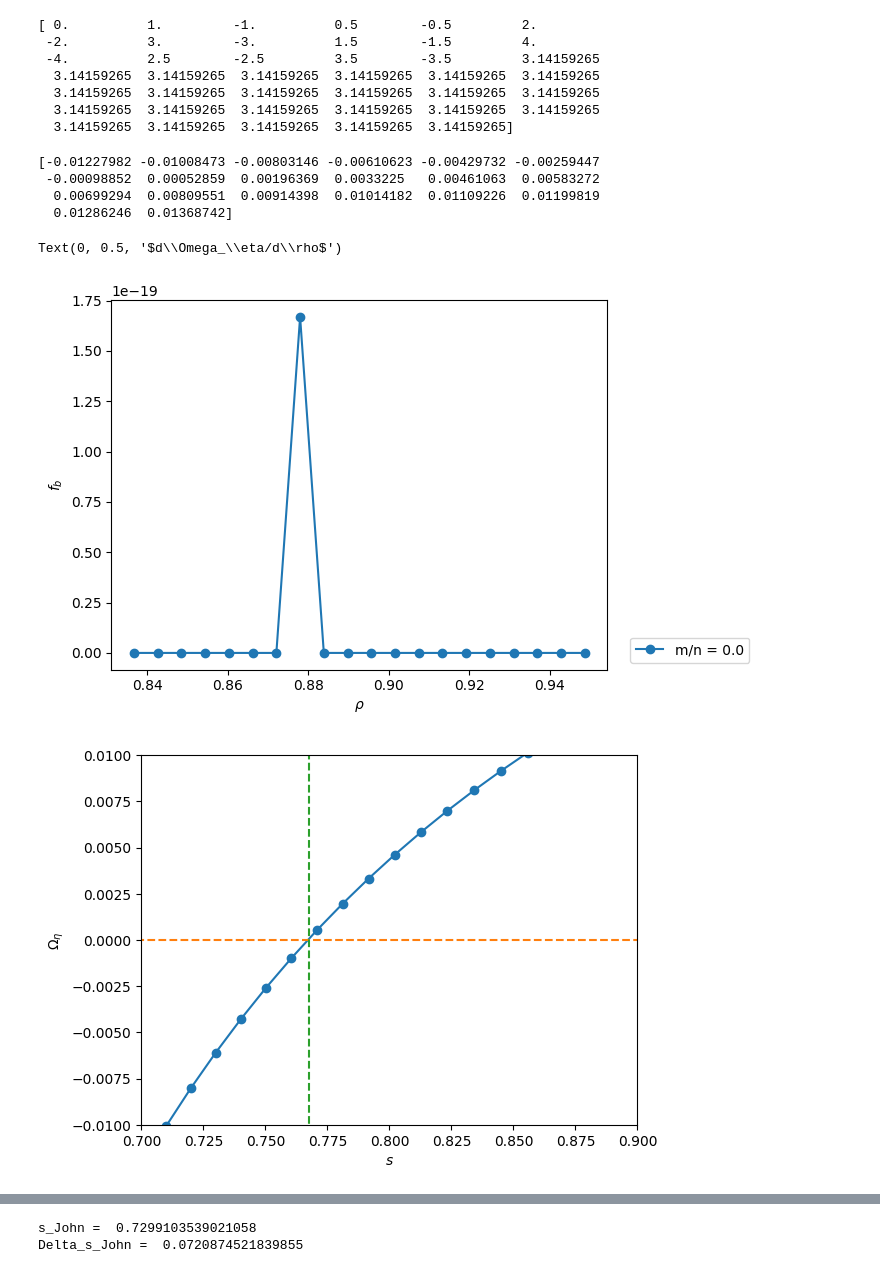
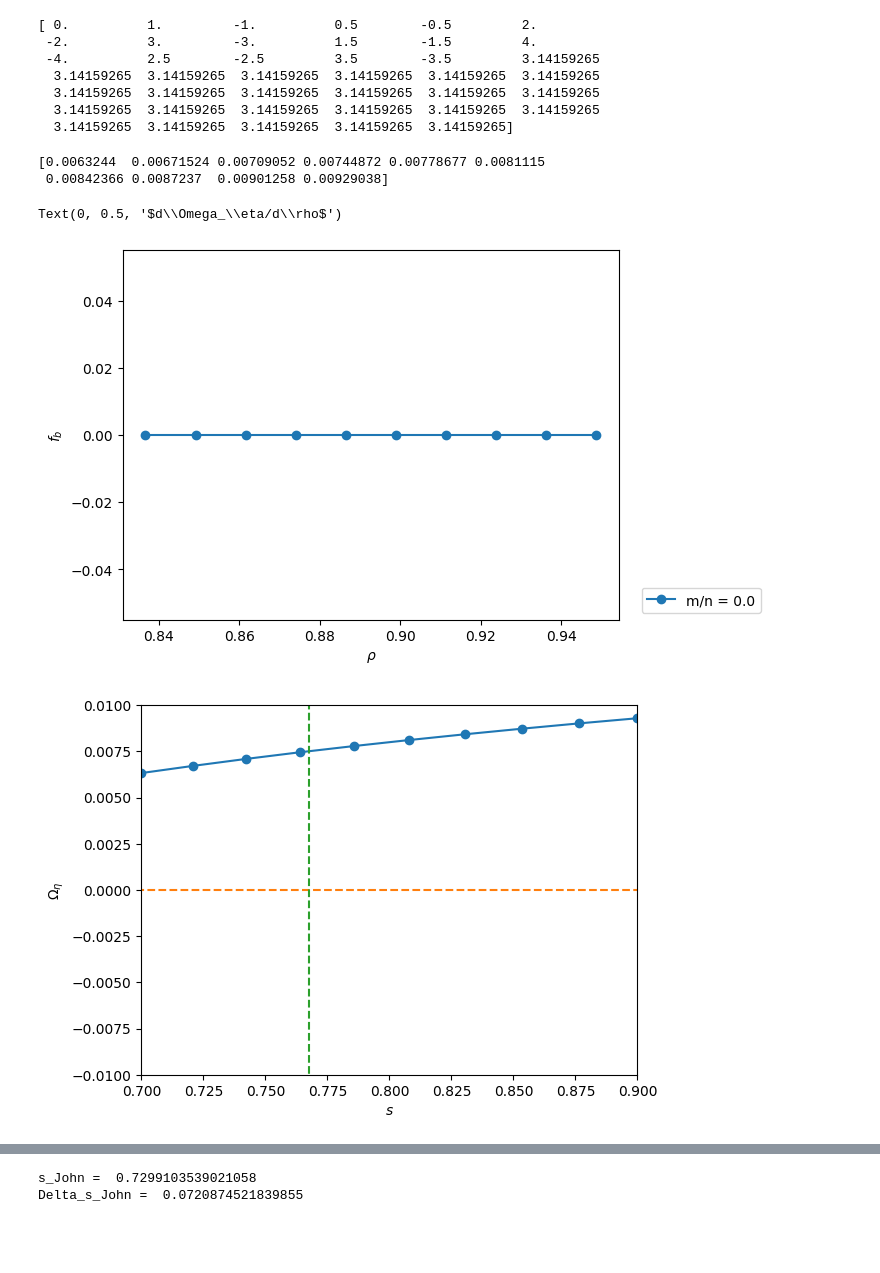
Before and after one commit to jlabbate15/DESC_TrappedRes, a Jupyter notebook: desc/ResonanceOpt/results_01282026.ipynb, the cells around one changed output, grey strips where cells are left out. Saved outputs shown, nothing was run; the diff lists cells and outputs as text; code cells hidden in the pictures; blank space fills up the shorter version.

```diff
--- a/desc/ResonanceOpt/results_01282026.ipynb
+++ b/desc/ResonanceOpt/results_01282026.ipynb
@@ -16,7 +16,7 @@ eq = desc.io.load("IslandWidthTesting/precise_QA_output.h5")[-1]
 # eq = get('HELIOTRON')
 
 # rhos = np.sqrt(np.linspace(0.1,0.9,20)) # rho = sqrt(s)
-rhos = np.linspace(0.7**0.5,0.9**0.5,20)
+rhos = np.linspace(0.7**0.5,0.9**0.5,10)
 # alphas = np.linspace(0,2*np.pi,30)
 num_eta = 4
 # pitch_invs = None
@@ -24,8 +24,9 @@ N=0
 M=1
 num_transit = 8
 wd_blur = 1.2
-num_pitch = 3
-pitch_invs = np.linspace(1.0795576913196268,1.09,num_pitch)
+num_pitch = 15
+# pitch_invs = np.linspace(1.0795576913196268,1.09,num_pitch)
+pitch_invs = np.array([0.94340109, 1.00222369, 1.06104628])
 KE_frac = 1e-5
 pp = 0
 qq = 1
@@ -42,7 +43,7 @@ obj = TrappedResonance(
                         num_transit=num_transit,
                         wd_blur=wd_blur,
                         num_pitch=num_pitch,
-                        pitch_method=2,
+                        pitch_method=0,
                         KE_frac=np.array([KE_frac]),
                         pitch_invs=pitch_invs,
                         STAB_SACRIFICE=False, # True = sacrifice Omega_eta' for numerical stability,
@@ -128,7 +144,7 @@ wd = value['wd']
 omega_arr = value['omega_arr'] # := (rho,Bc,well)
 # omega_arr = npmean_nz(omega_arr,axis=-1) # := (rho,Bc)
 # omega_arr = omega_arr[:,0] # := (rho)
-omega_arr = omega_arr[:,0,0] # := (rho)
+omega_arr = omega_arr[:,-2,0] # := (rho)
 
 rhos = value['rhos'] # := (rho)
 # rhos = npmean_nz(rhos,axis=-1) # := (rho)
@@ -136,7 +152,7 @@ rhos = value['rhos'] # := (rho)
 f_b = value['f_b'] # := (rho,Bc,well,res)
 # f_b = npmean_nz(f_b,axis=-2) # := (rho,Bc,res)
 # f_b = f_b[:,0,:] # := (rho,res)
-f_b = f_b[:,0,0,:] # := (rho,res)
+f_b = f_b[:,-2,0,:] # := (rho,res)
 
 res_arr = value['res_arr'] # := (res)
 
@@ -144,36 +160,34 @@ fig1,ax1 = plt.subplots()
 for i in range(0,f_b.shape[-1]):
     # if res_arr[i] != np.pi or res_arr[i] == 0 or res_arr[i] == 1:
     if i == i_res:
         ax1.plot(rhos,f_b[:,i],'-o',label='m/n = '+str(res_arr[i]))
 
 # ax1.set_xlabel(r'$\Omega_\eta$')
 ax1.set_xlabel(r'$\rho$')
 ax1.set_ylabel(r'$f_b$')
 ax1.legend(loc='lower right',bbox_to_anchor=(1.3, 0))
 
 fig,ax = plt.subplots()
 ax.plot(rhos**2,omega_arr,'-o')
 ax.set_xlabel(r'$s$')
 ax.set_ylabel(r'$\Omega_\eta$')
 ax.plot([0,1],[res_arr[i_res],res_arr[i_res]],'--')
 ax.plot([0.7675,0.7675],[-0.5,0.5],'--')
 # ax.plot([0,1],[1,1],'--')
 ax.set_ylim([-0.01,0.01])
 ax.set_xlim([0.700,0.900])
 print(omega_arr)
 
 omega_prime = value['Omega_prime'] # := (rho,Bc,well)
 omega_prime = omega_prime[:,0,0,i_res] # := (rho)
 
 fig11,ax11 = plt.subplots()
 ax11.plot(rhos,omega_prime,'-o')
 ax11.set_xlabel(r'$\rho$')
 ax11.set_ylabel(r'$d\Omega_\eta/d\rho$')
 # %% [output]
-[-0.01227982 -0.01008473 -0.00803146 -0.00610623 -0.00429732 -0.00259447
- -0.00098852  0.00052859  0.00196369  0.0033225   0.00461063  0.00583272
-  0.00699294  0.00809551  0.00914398  0.01014182  0.01109226  0.01199819
-  0.01286246  0.01368742]
+[0.0063244  0.00671524 0.00709052 0.00744872 0.00778677 0.0081115
+ 0.00842366 0.0087237  0.00901258 0.00929038]
 Text(0, 0.5, '$d\\Omega_\\eta/d\\rho$')
-[figure, old version]
+[figure, new version]
-[figure, old version]
+[figure, new version]
```
Also changed, not shown: parts of 2 cells of this notebook, 2 other files.
